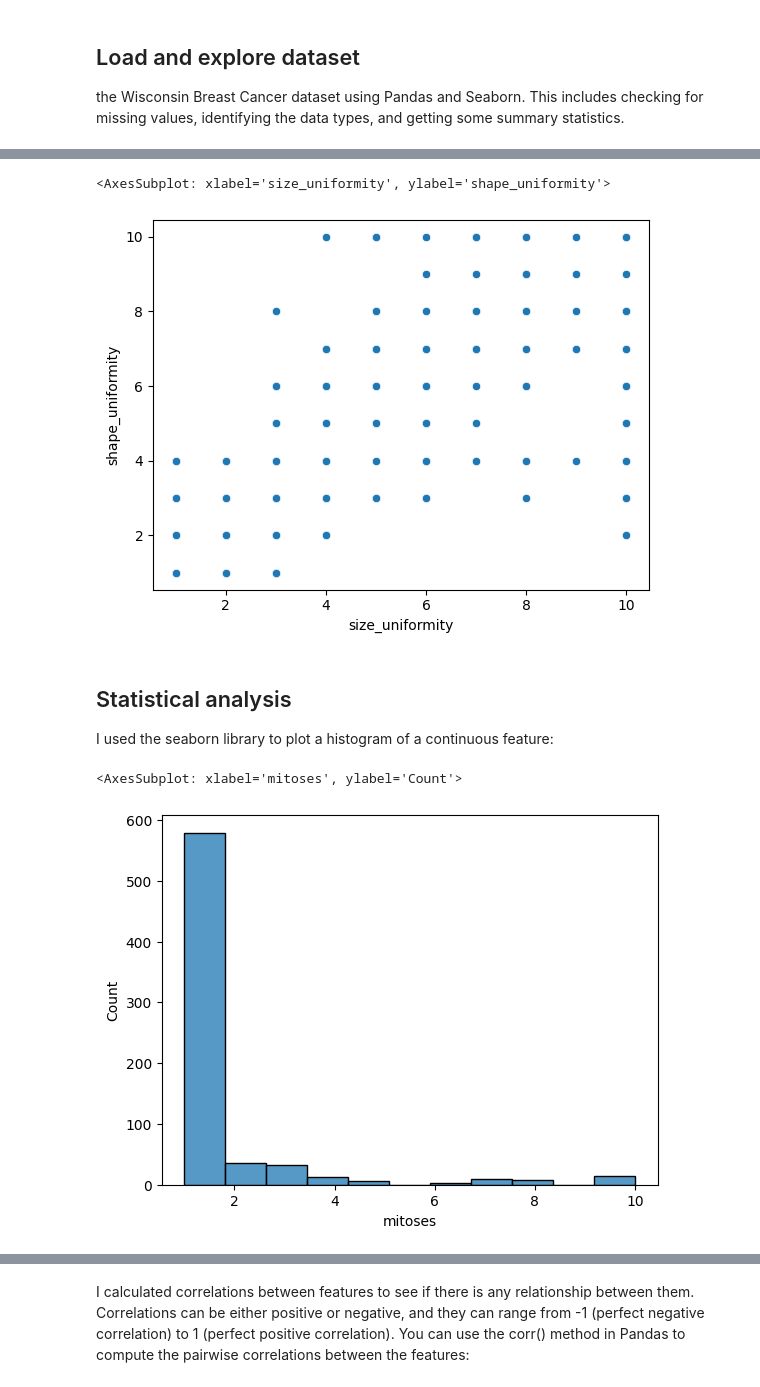
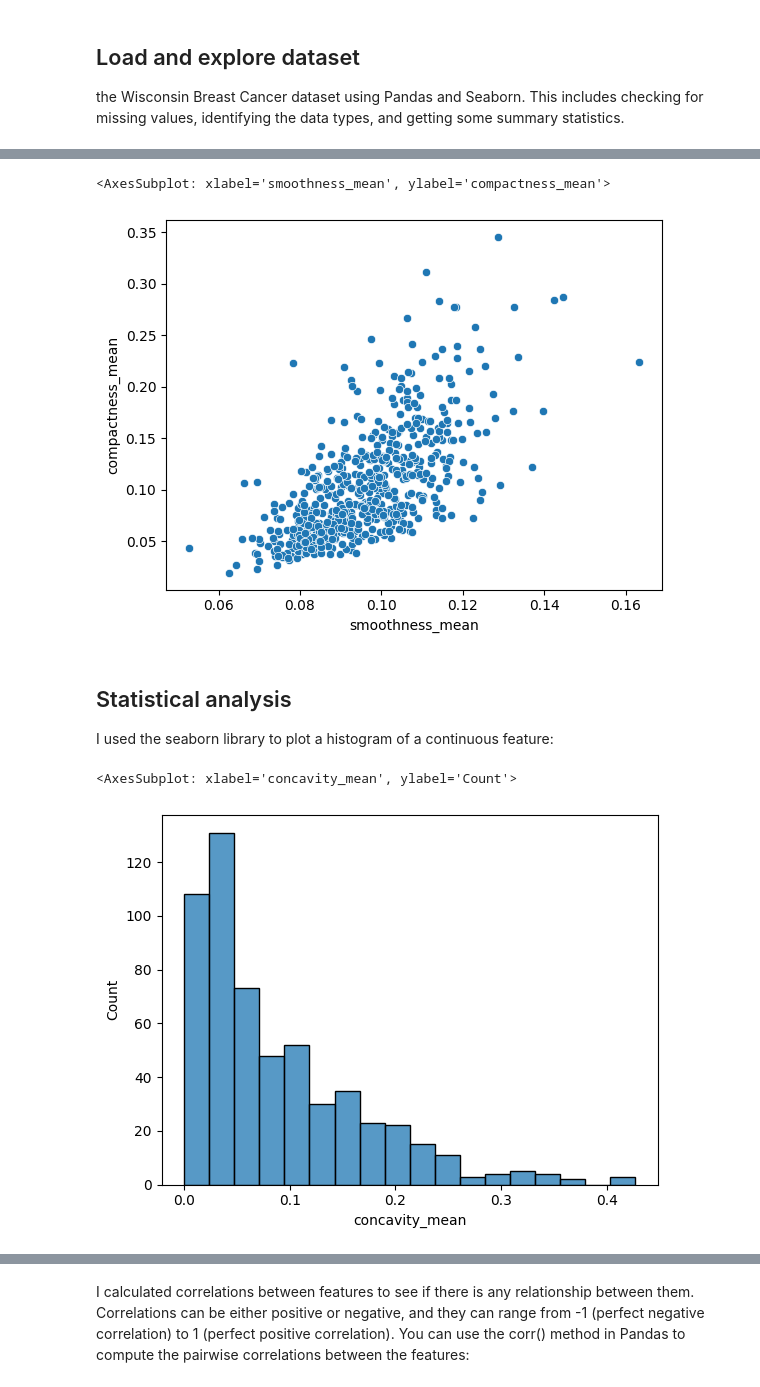
Before and after one commit to splitcomma/pda2-project, a Jupyter notebook: wisconsin_breast_cancer_dataset_investigation.ipynb, the cells around one changed output, grey strips where cells are left out. Cells and saved outputs as stored; diff of their text form; code cells hidden in the pictures.

```diff
--- a/wisconsin_breast_cancer_dataset_investigation.ipynb
+++ b/wisconsin_breast_cancer_dataset_investigation.ipynb
@@ -62,7 +62,7 @@ import pandas as pd
 # using the seaborn library to visualize the distribution of the different features.
 import seaborn as sns
 
-df = pd.read_csv('wisconsin_breast_cancer.csv')
+df = pd.read_csv('data.csv')
 # using the info() method to check for missing values and identify the data types of the columns:
 df.info()
 
@@ -111,15 +111,15 @@ sns.boxplot(x='size_uniformity', y='shape_uniformity', data=df)
 # %%
 # use a scatter plot to visualize the relationship between two continuous variables:
-sns.scatterplot(x='size_uniformity', y='shape_uniformity', data=df)
+sns.scatterplot(x='smoothness_mean', y='compactness_mean', data=df)
 # %% [output]
-<AxesSubplot: xlabel='size_uniformity', ylabel='shape_uniformity'>
+<AxesSubplot: xlabel='smoothness_mean', ylabel='compactness_mean'>
-[figure, old version]
+[figure, new version]
 # %% [markdown]
 ## Statistical analysis
 I used the seaborn library to plot a histogram of a continuous feature:
 # %%
-sns.histplot(df['mitoses'])
+sns.histplot(df['concavity_mean'])
 # %% [output]
-<AxesSubplot: xlabel='mitoses', ylabel='Count'>
+<AxesSubplot: xlabel='concavity_mean', ylabel='Count'>
-[figure, old version]
+[figure, new version]
 # %%
```
Also changed, not shown: parts of 16 cells of this notebook, 1 other file.
